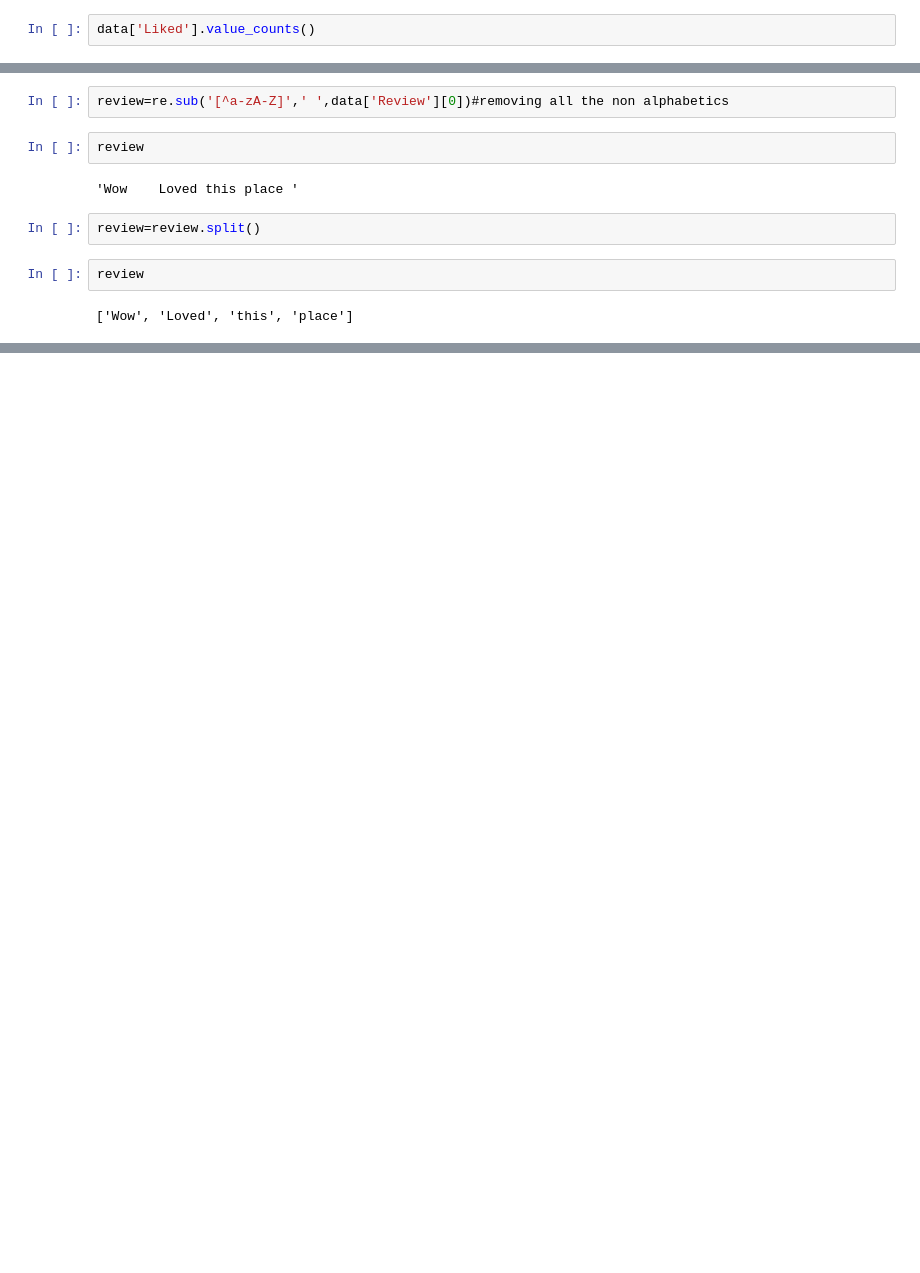
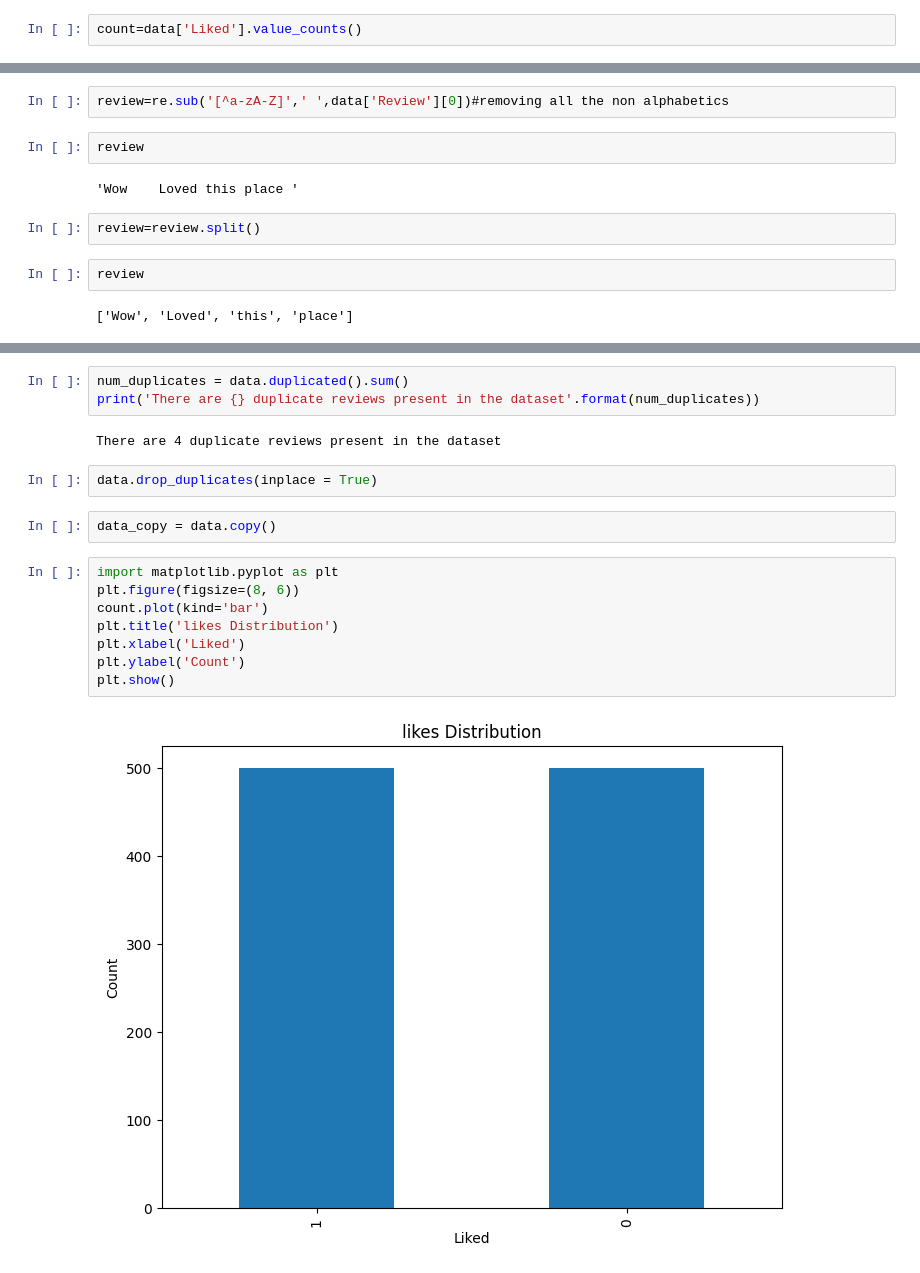
Before and after one commit to MathalinAK/NLP, a Jupyter notebook: food_review.ipynb, the cells around one changed output, grey strips where cells are left out. Cells and saved outputs as stored; diff of their text form; blank space fills up the shorter version.

```diff
--- a/food_review.ipynb
+++ b/food_review.ipynb
@@ -30,4 +30,4 @@ data.isnull().sum()
 | Liked | 0 |
 dtype: int64
 # %%
-data['Liked'].value_counts()
+count=data['Liked'].value_counts()
@@ -141,0 +165,19 @@ review
+# %%
+num_duplicates = data.duplicated().sum()
+print('There are {} duplicate reviews present in the dataset'.format(num_duplicates))
+# %% [output]
+There are 4 duplicate reviews present in the dataset
+# %%
+data.drop_duplicates(inplace = True)
+# %%
+data_copy = data.copy()
+# %%
+import matplotlib.pyplot as plt
+plt.figure(figsize=(8, 6))
+count.plot(kind='bar')
+plt.title('likes Distribution')
+plt.xlabel('Liked')
+plt.ylabel('Count')
+plt.show()
+# %% [output]
+[figure, added]
```
Also changed, not shown: parts of 63 cells of this notebook.
